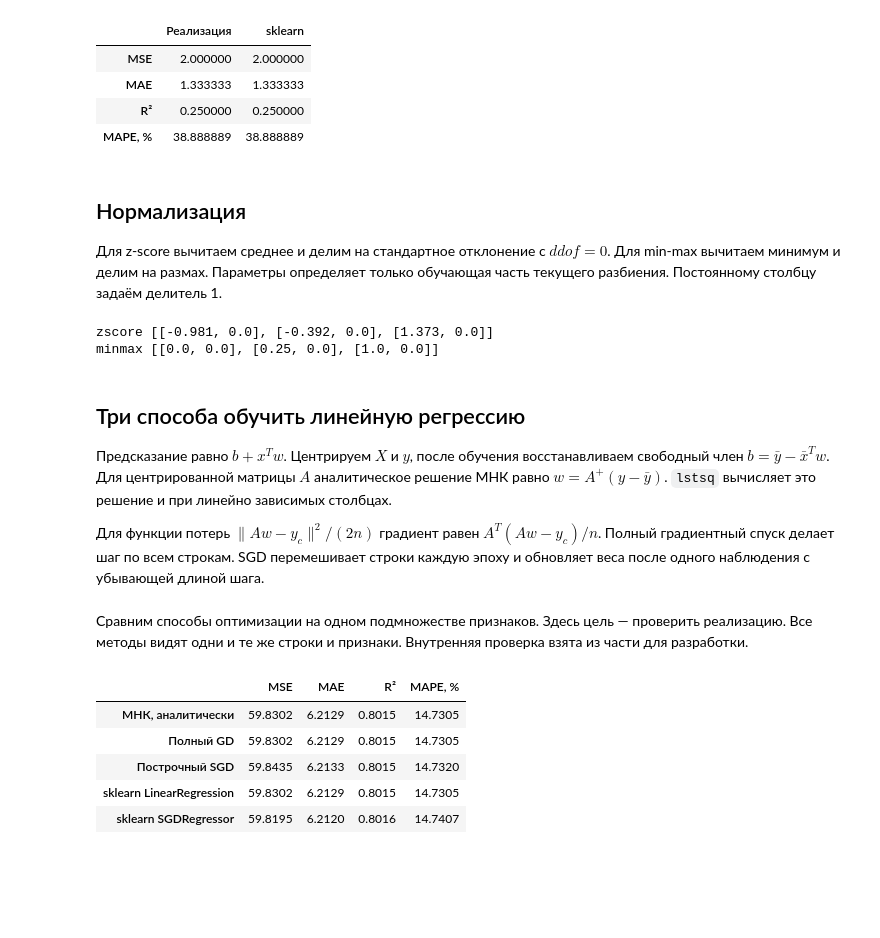
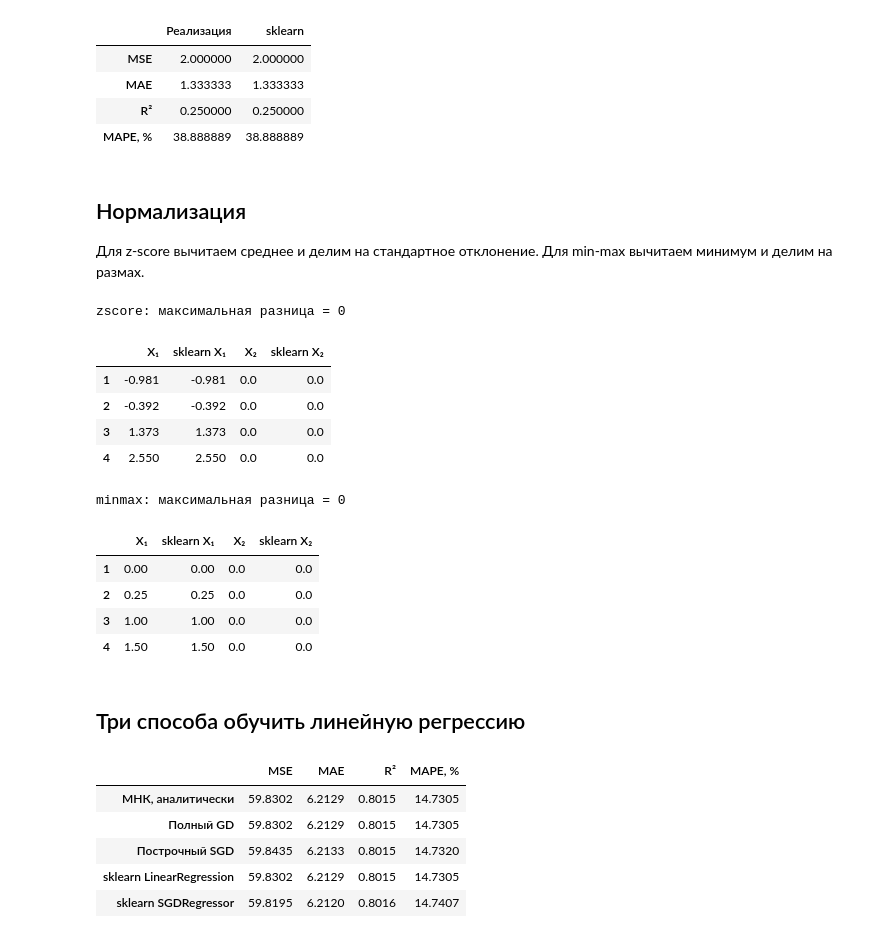
Before and after one commit to sprovay/Machine_Learning_Concepts_Labs, a Jupyter notebook: lab1/lab1.ipynb, the cells around one changed output. Saved outputs shown, nothing was run; the diff lists cells and outputs as text; code cells hidden in the pictures; blank space fills up the shorter version.

```diff
--- a/lab1/lab1.ipynb
+++ b/lab1/lab1.ipynb
@@ -172,41 +193,56 @@ display(compare_metrics(y_check, pred_check))
 # %% [markdown]
 ## Нормализация
 
-Для z-score вычитаем среднее и делим на стандартное отклонение с $ddof=0$. Для min-max вычитаем минимум и делим на размах. Параметры определяет только обучающая часть текущего разбиения. Постоянному столбцу задаём делитель 1.
+Для z-score вычитаем среднее и делим на стандартное отклонение. Для min-max вычитаем минимум и делим на размах.
 # %%
 class Scaler:
     def __init__(self, method="zscore"):
         self.method = method
 
     def fit(self, X):
         X = np.asarray(X, dtype=float)
         if self.method == "zscore":
             self.offset_, scale = X.mean(axis=0), X.std(axis=0)
         elif self.method == "minmax":
             self.offset_, scale = X.min(axis=0), np.ptp(X, axis=0)
         else:
             raise ValueError("method: zscore или minmax")
         self.scale_ = np.where(scale == 0, 1., scale)
         return self
 
     def transform(self, X):
         return (np.asarray(X, dtype=float) - self.offset_) / self.scale_
 
 tiny = np.array([[1., 7.], [2., 7.], [5., 7.]])
 unseen = np.array([[7., 7.]])
+points = np.vstack([tiny, unseen])
+row_names = ["1", "2", "3", "4"]
 for method, ref in [("zscore", StandardScaler()), ("minmax", MinMaxScaler())]:
     scaler = Scaler(method).fit(tiny)
-    np.testing.assert_allclose(scaler.transform(unseen), ref.fit(tiny).transform(unseen))
-    print(method, scaler.transform(tiny).round(3).tolist())
+    ours = scaler.transform(points)
+    sklearn_values = ref.fit(tiny).transform(points)
+    np.testing.assert_allclose(ours, sklearn_values)
+    comparison = pd.DataFrame({
+        "X₁": ours[:, 0], "sklearn X₁": sklearn_values[:, 0],
+        "X₂": ours[:, 1], "sklearn X₂": sklearn_values[:, 1],
+    }, index=row_names)
+    print(f"{method}: максимальная разница = {np.max(np.abs(ours - sklearn_values)):.3g}")
+    display(comparison.round(3))
 # %% [output]
-zscore [[-0.981, 0.0], [-0.392, 0.0], [1.373, 0.0]]
-minmax [[0.0, 0.0], [0.25, 0.0], [1.0, 0.0]]
+zscore: максимальная разница = 0
+|  | X₁ | sklearn X₁ | X₂ | sklearn X₂ |
+| 1 | -0.981 | -0.981 | 0.0 | 0.0 |
+| 2 | -0.392 | -0.392 | 0.0 | 0.0 |
+| 3 | 1.373 | 1.373 | 0.0 | 0.0 |
+| 4 | 2.550 | 2.550 | 0.0 | 0.0 |
+minmax: максимальная разница = 0
+|  | X₁ | sklearn X₁ | X₂ | sklearn X₂ |
+| 1 | 0.00 | 0.00 | 0.0 | 0.0 |
+| 2 | 0.25 | 0.25 | 0.0 | 0.0 |
+| 3 | 1.00 | 1.00 | 0.0 | 0.0 |
+| 4 | 1.50 | 1.50 | 0.0 | 0.0 |
 # %% [markdown]
 ## Три способа обучить линейную регрессию
-
-Предсказание равно $b+x^Tw$. Центрируем $X$ и $y$, после обучения восстанавливаем свободный член $b=\bar y-\bar x^Tw$. Для центрированной матрицы $A$ аналитическое решение МНК равно $w=A^+(y-\bar y)$. `lstsq` вычисляет это решение и при линейно зависимых столбцах.
-
-Для функции потерь $\|Aw-y_c\|^2/(2n)$ градиент равен $A^T(Aw-y_c)/n$. Полный градиентный спуск делает шаг по всем строкам. SGD перемешивает строки каждую эпоху и обновляет веса после одного наблюдения с убывающей длиной шага.
 # %%
 class LinearRegressor:
     def __init__(self, solver="analytic", epochs=150, rate=.02, seed=SEED, alpha=0.):
@@ -246,8 +281,6 @@ class LinearRegressor:
 
     def predict(self, X):
         return self.intercept_ + np.asarray(X) @ self.coef_
-# %% [markdown]
-Сравним способы оптимизации на одном подмножестве признаков. Здесь цель — проверить реализацию. Все методы видят одни и те же строки и признаки. Внутренняя проверка взята из части для разработки.
 # %%
 a, b = train_test_split(dev, test_size=.25, random_state=17)
 demo_cols = ["CreditScore", "MonthlyIncome", "DebtToIncomeRatio",
```
Also changed, not shown: parts of 8 cells of this notebook, 1 other file.
